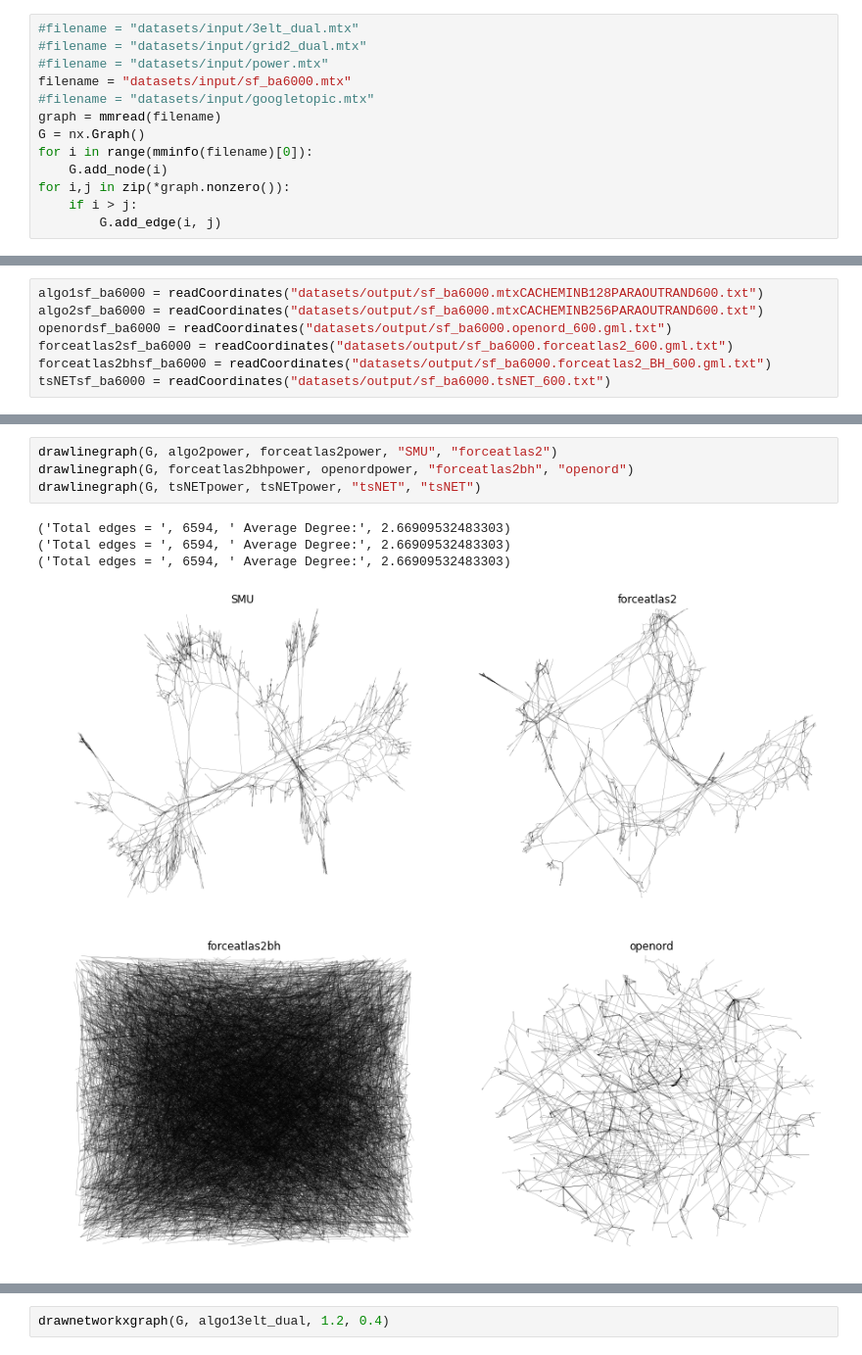
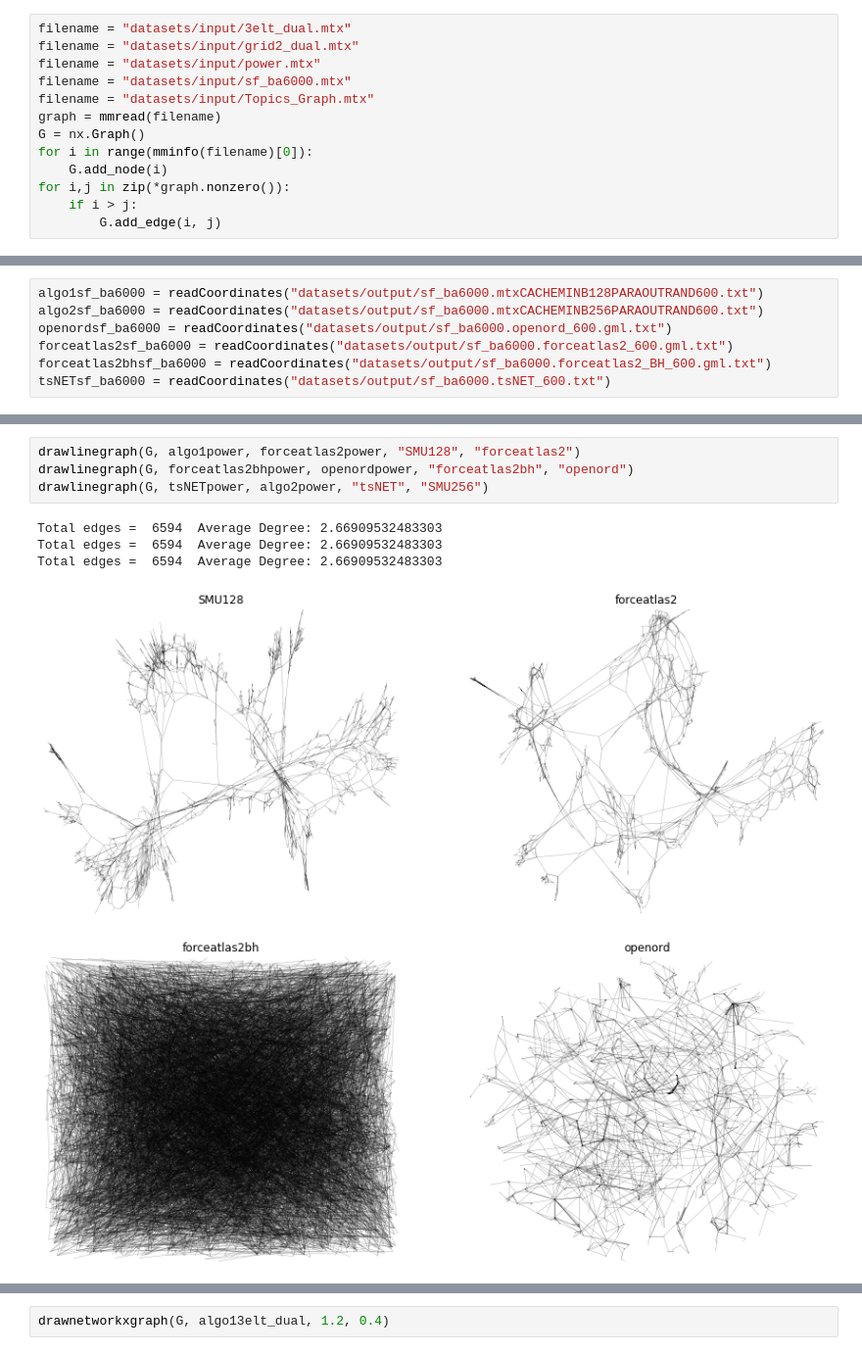
Before and after one commit to khaled-rahman/BatchLayout, a Jupyter notebook: visualize.ipynb, the cells around one changed output, grey strips where cells are left out. Shown at 98% size. Drawn from its saved outputs; the diff is of its cells as text.

```diff
--- a/visualize.ipynb
+++ b/visualize.ipynb
@@ -43,11 +43,11 @@ def drawnetworkxgraph(G, layout, ns, alp):
     plt.axis('off')
     nx.draw_networkx(G, layout, node_size=ns, with_labels=False, alpha=alp)
 # %%
-#filename = "datasets/input/3elt_dual.mtx"
-#filename = "datasets/input/grid2_dual.mtx"
-#filename = "datasets/input/power.mtx"
+filename = "datasets/input/3elt_dual.mtx"
+filename = "datasets/input/grid2_dual.mtx"
+filename = "datasets/input/power.mtx"
 filename = "datasets/input/sf_ba6000.mtx"
-#filename = "datasets/input/googletopic.mtx"
+filename = "datasets/input/Topics_Graph.mtx"
 graph = mmread(filename)
 G = nx.Graph()
 for i in range(mminfo(filename)[0]):
@@ -146,10 +147,10 @@ drawlinegraph(G, tsNET3elt_dual, tsNET3elt_dual, "tsNET", "tsNET")
 # %%
-drawlinegraph(G, algo2power, forceatlas2power, "SMU", "forceatlas2")
+drawlinegraph(G, algo1power, forceatlas2power, "SMU128", "forceatlas2")
 drawlinegraph(G, forceatlas2bhpower, openordpower, "forceatlas2bh", "openord")
-drawlinegraph(G, tsNETpower, tsNETpower, "tsNET", "tsNET")
+drawlinegraph(G, tsNETpower, algo2power, "tsNET", "SMU256")
 # %% [output]
-('Total edges = ', 6594, ' Average Degree:', 2.66909532483303)
-('Total edges = ', 6594, ' Average Degree:', 2.66909532483303)
-('Total edges = ', 6594, ' Average Degree:', 2.66909532483303)
+Total edges =  6594  Average Degree: 2.66909532483303
+Total edges =  6594  Average Degree: 2.66909532483303
+Total edges =  6594  Average Degree: 2.66909532483303
-[figure, old version]
+[figure, new version]
-[figure, old version]
+[figure, new version]
```
Also changed, not shown: parts of 11 cells of this notebook, 25 other files.
